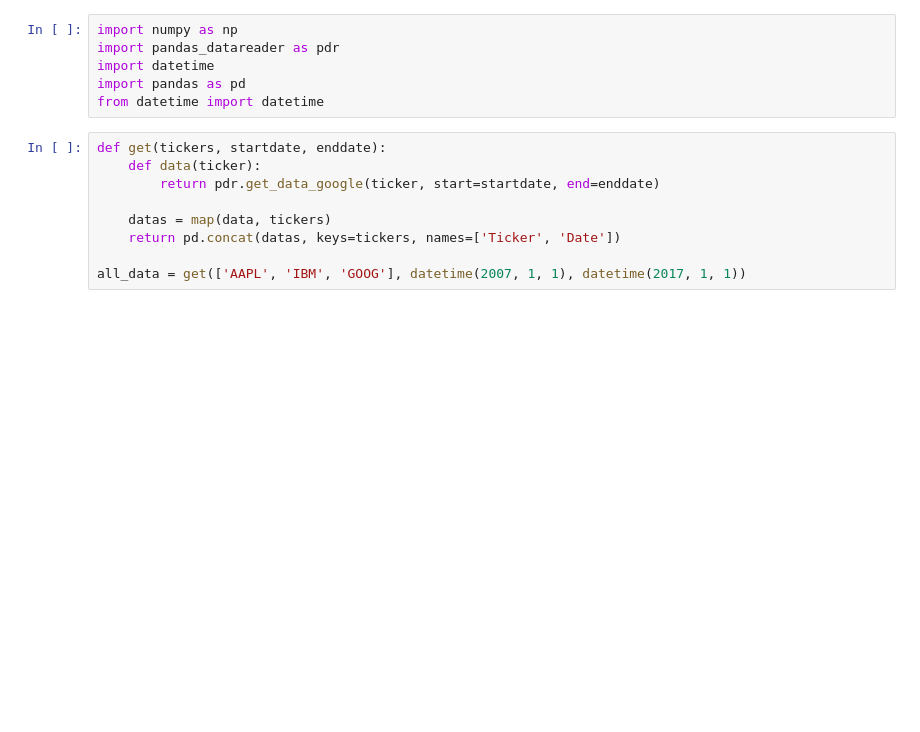
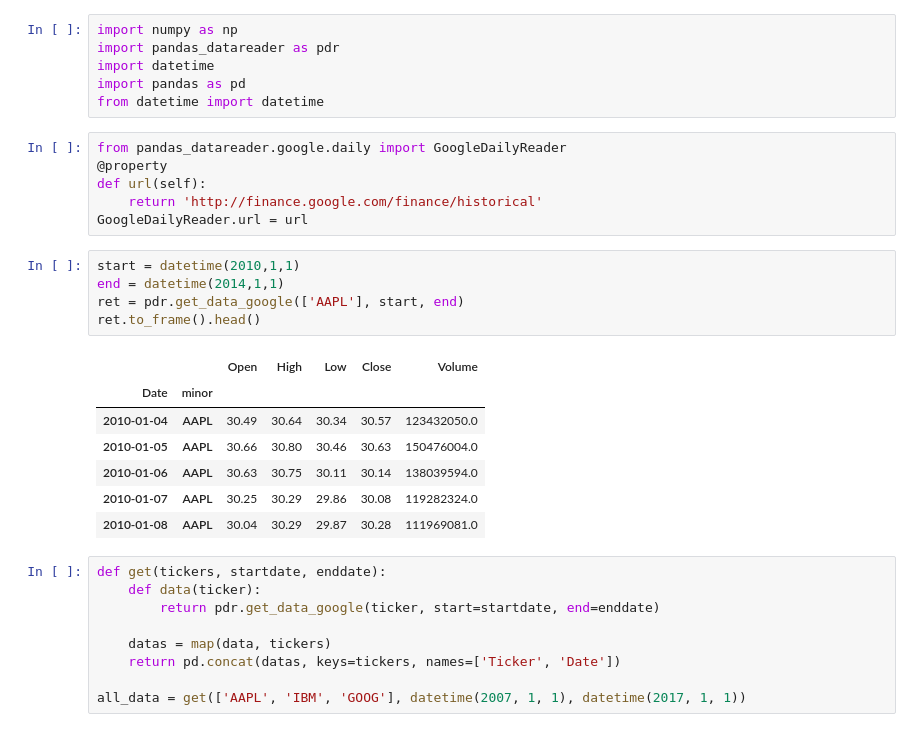
Before and after one commit to minimalgeek/DeepLearning, a Jupyter notebook: Stock/notebooks/00_sandbox.ipynb, the cells around one changed output. Cells and saved outputs as stored; diff of their text form; blank space fills up the shorter version.

```diff
--- a/Stock/notebooks/00_sandbox.ipynb
+++ b/Stock/notebooks/00_sandbox.ipynb
@@ -4,6 +4,25 @@ import pandas_datareader as pdr
 import datetime
 import pandas as pd
 from datetime import datetime
+# %%
+from pandas_datareader.google.daily import GoogleDailyReader
+@property
+def url(self):
+    return 'http://finance.google.com/finance/historical'
+GoogleDailyReader.url = url
+# %%
+start = datetime(2010,1,1)
+end = datetime(2014,1,1)
+ret = pdr.get_data_google(['AAPL'], start, end)
+ret.to_frame().head()
+# %% [output]
+|  |  | Open | High | Low | Close | Volume |
+| Date | minor |  |  |  |  |  |
+| 2010-01-04 | AAPL | 30.49 | 30.64 | 30.34 | 30.57 | 123432050.0 |
+| 2010-01-05 | AAPL | 30.66 | 30.80 | 30.46 | 30.63 | 150476004.0 |
+| 2010-01-06 | AAPL | 30.63 | 30.75 | 30.11 | 30.14 | 138039594.0 |
+| 2010-01-07 | AAPL | 30.25 | 30.29 | 29.86 | 30.08 | 119282324.0 |
+| 2010-01-08 | AAPL | 30.04 | 30.29 | 29.87 | 30.28 | 111969081.0 |
 # %%
 def get(tickers, startdate, enddate):
     def data(ticker):
```
Also changed, not shown: parts of 2 cells of this notebook, 3 other files.
